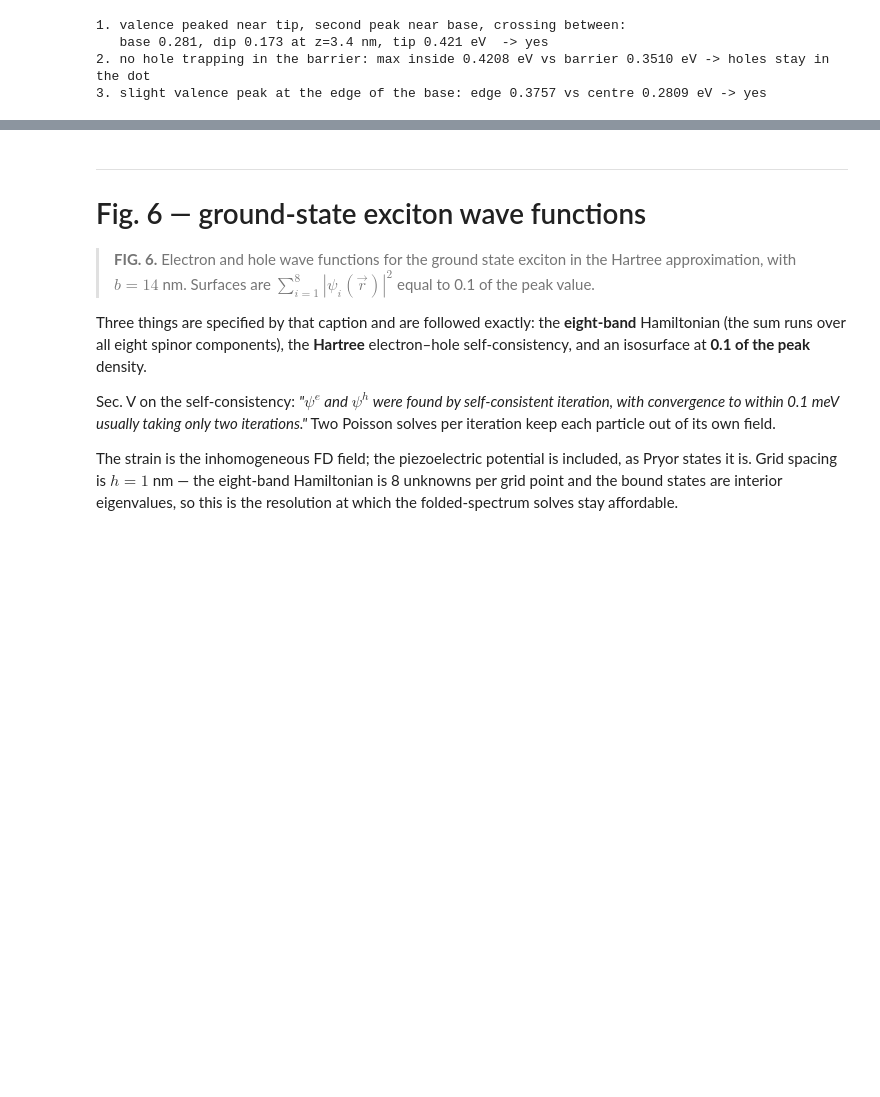
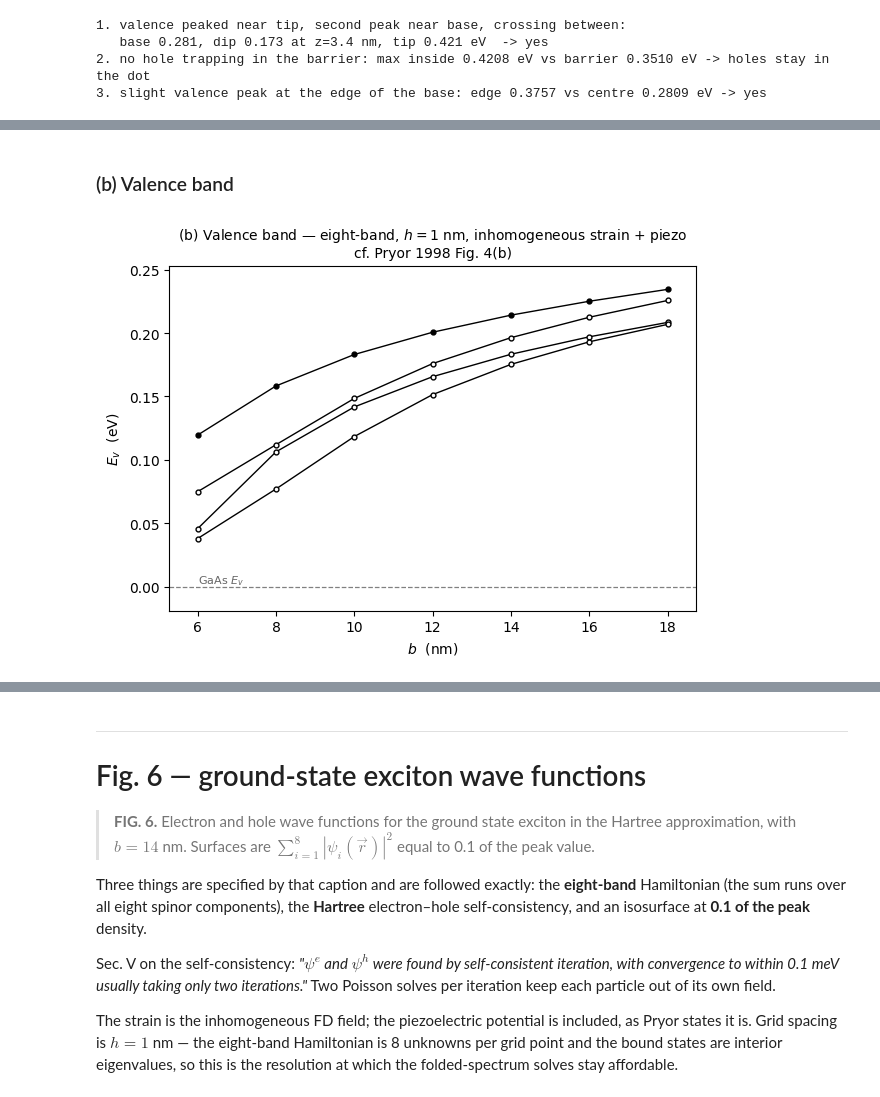
Before and after one commit to mollyrmcdonough/qd3Dsolver, a Jupyter notebook: pryor_inhomogeneous.ipynb, the cells around one changed output, grey strips where cells are left out. Drawn from its saved outputs; the diff is of its cells as text; code cells hidden in the pictures; blank space fills up the shorter version.

```diff
--- a/pryor_inhomogeneous.ipynb
+++ b/pryor_inhomogeneous.ipynb
@@ -286,0 +420,10 @@ print(f"3. slight valence peak at the edge of the base: edge {vb[inb[0]]:.4f} vs
+# %% [markdown]
+### (b) Valence band
+# %%
+ax = f4.plot_valence(results)
+ax.set_title('(b) Valence band — eight-band, $h=1$ nm, inhomogeneous strain + piezo\n'
+             'cf. Pryor 1998 Fig. 4(b)', fontsize=10)
+ax.figure.tight_layout()
+plt.show()
+# %% [output]
+[figure, added]
```
Also changed, not shown: parts of 16 cells of this notebook, 10 other files.
